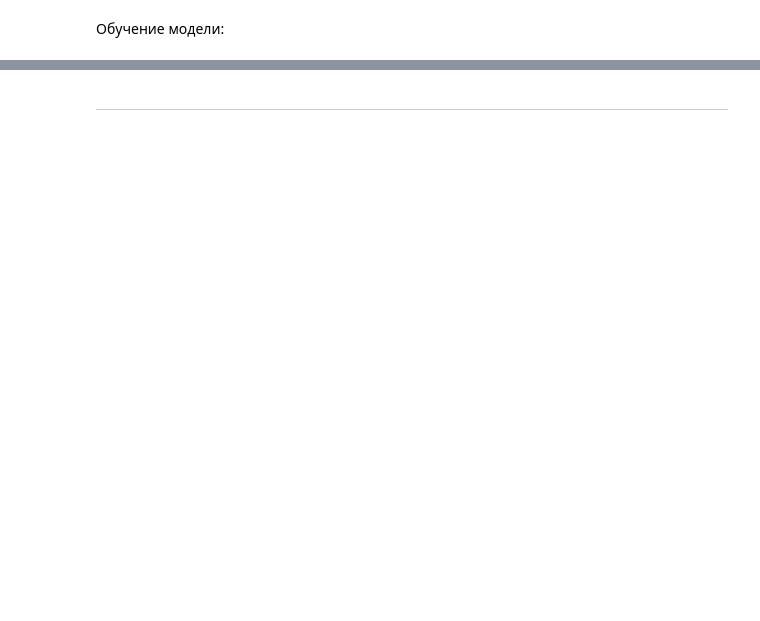
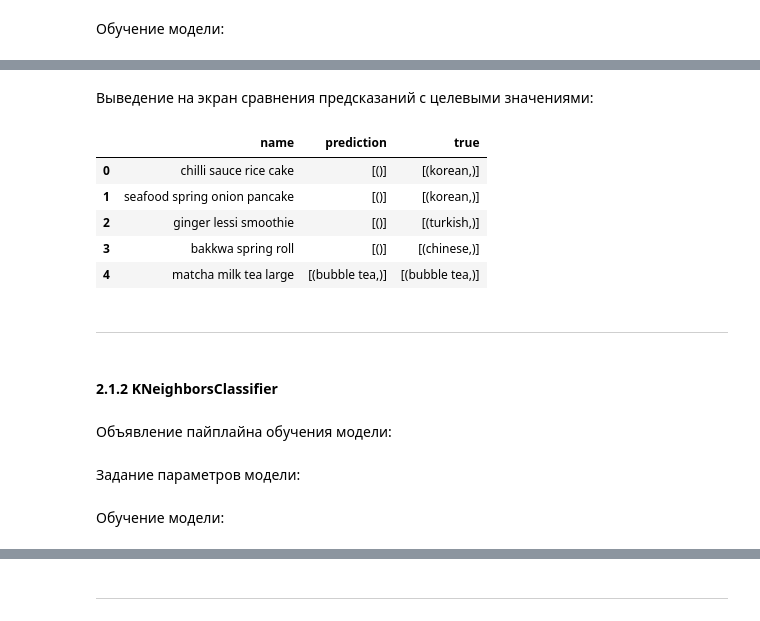
Before and after one commit to tidalinn/mai_term03_machine_learning_course, a Jupyter notebook: project_cuisine/model_sg.ipynb, the cells around one changed output, grey strips where cells are left out. Saved outputs shown, nothing was run; the diff lists cells and outputs as text; code cells hidden in the pictures; blank space fills up the shorter version.

```diff
--- a/project_cuisine/model_sg.ipynb
+++ b/project_cuisine/model_sg.ipynb
@@ -207,3 +201,6 @@ X_train, X_val, y_train, y_val = train_test_split(X_train, y_train, test_size=0.
+# %%
+X_val = X_test[-5:]
+y_val = y_test[-5:]
 # %% [markdown]
 Выведение на экран размеров выборок:
 # %%
@@ -221,8 +235,12 @@ X_test shape: (43625,)
 # %% [markdown]
 Задание функции, трансформирующей многоклассовую последовательность в слова:
 # %%
-def transform_label(label, vocab):
-    '''
+def transform_label(label: int, vocab) -> List[Tuple[str]]:
+    '''Convert label to word.
+
+    Args:
+      - label (int) - label
+      - vocab - vocabulatory
     '''
 
     return vocab.inverse_transform(np.array([label]))
@@ -332,13 +354,18 @@ def save_results(name, accuracy, save_to: pd.DataFrame) -> None:
 # %% [markdown]
 Задание функции, выводящей таблицу для сравнения предсказаний с ответами:
 # %%
-def compare_pred_true(model,
-                      X: pd.Series,
-                      y: pd.Series,
-                      preds,
+def compare_pred_true(X: pd.Series or np.ndarray,
+                      y: np.ndarray,
+                      preds: List[Tuple[str]],
                       limit: int = 5) -> None:
 
-    '''
+    '''Display table comparing in columns predictions and true classes.
+
+    Args:
+      - X (pd.Series or np.ndarray) - train features values
+      - y (np.ndarray) - target feature values
+      - preds (List[Tuple[str]]) - predictions
+      - limit (int, optional) - number of rows. Defaults to 5
     '''
 
     df = []
@@ -453,0 +564,21 @@ model_0 = train_model(
+# %% [markdown]
+Выведение на экран сравнения предсказаний с целевыми значениями:
+# %%
+compare_pred_true(
+    X=X_val,
+    y=y_val,
+    preds=results.loc['log_reg', 'model'].predict(X_val)
+)
+# %% [output]
+|  | name | prediction | true |
+| 0 | chilli sauce rice cake | [()] | [(korean,)] |
+| 1 | seafood spring onion pancake | [()] | [(korean,)] |
+| 2 | ginger lessi smoothie | [()] | [(turkish,)] |
+| 3 | bakkwa spring roll | [()] | [(chinese,)] |
+| 4 | matcha milk tea large | [(bubble tea,)] | [(bubble tea,)] |
+# %% [markdown]
+---
+# %% [markdown]
+#### 2.1.2 KNeighborsClassifier
+# %% [markdown]
+Объявление пайплайна обучения модели:
@@ -453,0 +590,2 @@ model_0 = train_model(
+# %% [markdown]
+Задание параметров модели:
@@ -453,0 +599,2 @@ model_0 = train_model(
+# %% [markdown]
+Обучение модели:
```
Also changed, not shown: parts of 122 cells of this notebook.
